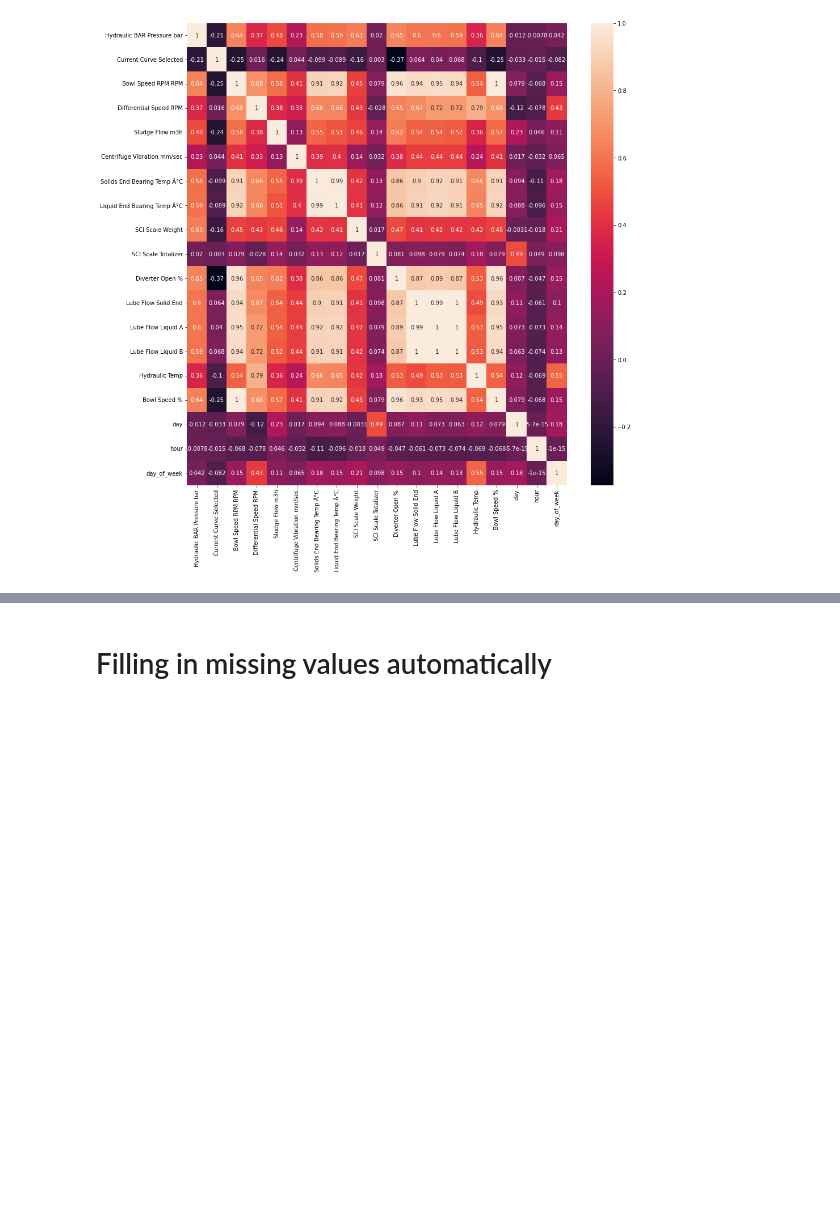
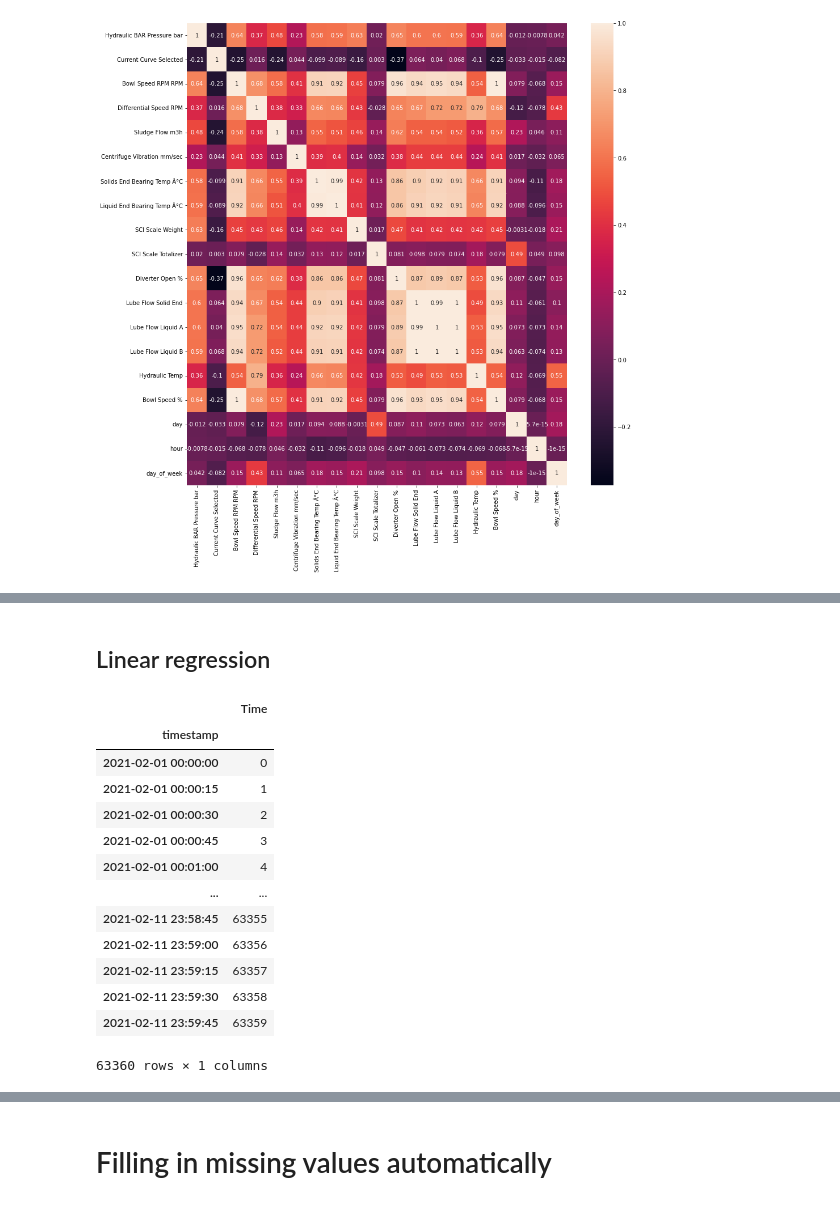
Before and after one commit to Randyrofed/Smart_Diagnosis, a Jupyter notebook: Smart_diagnosis.ipynb, the cells around one changed output, grey strips where cells are left out. Drawn from its saved outputs; the diff is of its cells as text; code cells hidden in the pictures; blank space fills up the shorter version.

```diff
--- a/Smart_diagnosis.ipynb
+++ b/Smart_diagnosis.ipynb
@@ -233,3 +228,38 @@ sn.heatmap(corrMatrix, annot=True)
 | 50% | 0.000000 | 0.000000 | 0.000000 | 0.000000 | 0.000000 | ... |
 | 75% | 30.366120 | 1.000000 | 1648.000000 | 19.931641 | 11.185257 | ... |
 | max | 170.057510 | 1.000000 | 1748.000000 | 21.609158 | 393.048309 | ... |
+# %% [markdown]
+## Linear regression
+# %%
+from sklearn.linear_model import LinearRegression
+
+ML_data = excl_merged.copy()
+
+ML_data['Time'] = np.arange(len(ML_data.index))
+
+# Training data
+X = ML_data.loc[:, ['Time']]  # features
+y = ML_data.loc[:, 'Differential Speed RPM']  # target
+
+# Train the model
+model = LinearRegression()
+model.fit(X, y)
+
+# Store the fitted values as a time series with the same time index as
+# the training data
+y_pred = pd.Series(model.predict(X), index=X.index)
+# %% [output]
+|  | Time |
+| timestamp |  |
+| 2021-02-01 00:00:00 | 0 |
+| 2021-02-01 00:00:15 | 1 |
+| 2021-02-01 00:00:30 | 2 |
+| 2021-02-01 00:00:45 | 3 |
+| 2021-02-01 00:01:00 | 4 |
+| ... | ... |
+| 2021-02-11 23:58:45 | 63355 |
+| 2021-02-11 23:59:00 | 63356 |
+| 2021-02-11 23:59:15 | 63357 |
+| 2021-02-11 23:59:30 | 63358 |
+| 2021-02-11 23:59:45 | 63359 |
+63360 rows × 1 columns
```
Also changed, not shown: parts of 6 cells of this notebook.
